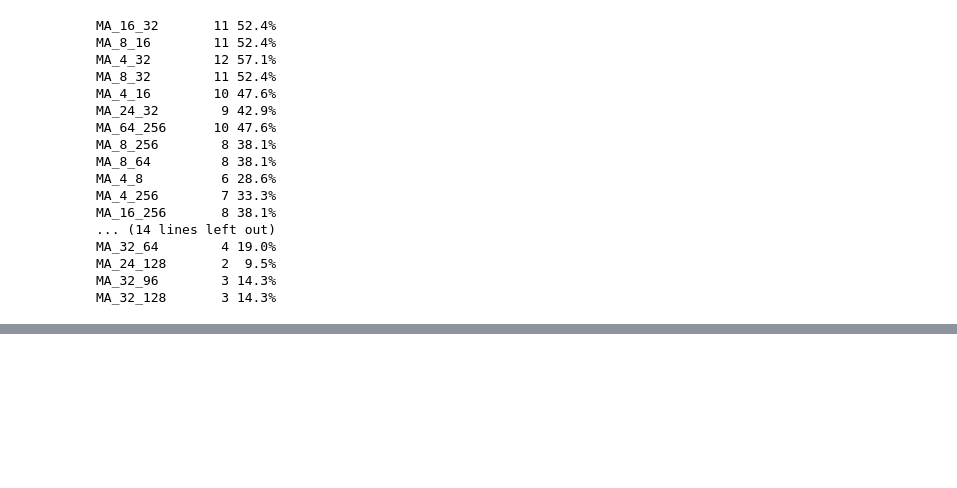
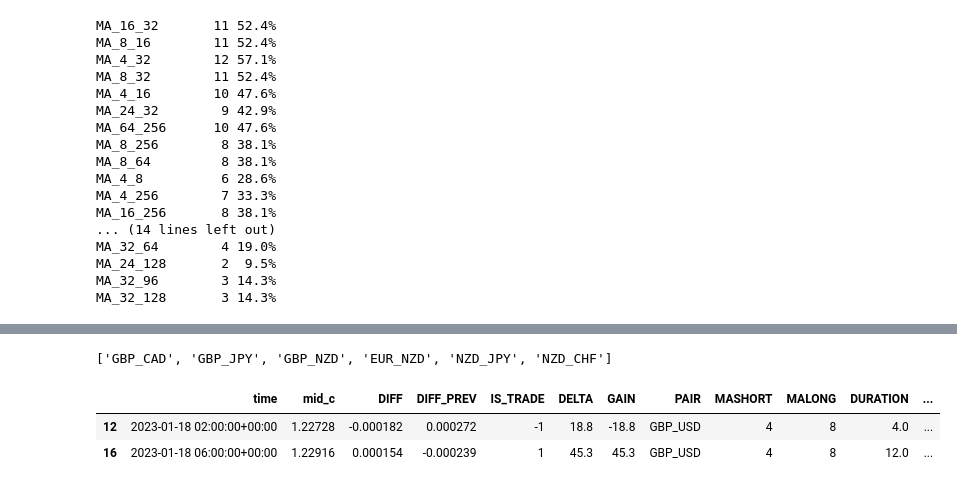
Before and after one commit to jiajie0225/ForexBot, a Jupyter notebook: ma_sim_explore.ipynb, the cells around one changed output, grey strips where cells are left out. Cells and saved outputs as stored; diff of their text form; code cells hidden in the pictures; blank space fills up the shorter version.

```diff
--- a/ma_sim_explore.ipynb
+++ b/ma_sim_explore.ipynb
@@ -87,0 +121,10 @@ MA_32_128       3 14.3%
+# %%
+our_pairs
+# %% [output]
+['GBP_CAD', 'GBP_JPY', 'GBP_NZD', 'EUR_NZD', 'NZD_JPY', 'NZD_CHF']
+# %%
+all_trades.head(2)
+# %% [output]
+|  | time | mid_c | DIFF | DIFF_PREV | IS_TRADE | DELTA | GAIN | PAIR | MASHORT | MALONG | DURATION | ... |
+| 12 | 2023-01-18 02:00:00+00:00 | 1.22728 | -0.000182 | 0.000272 | -1 | 18.8 | -18.8 | GBP_USD | 4 | 8 | 4.0 | ... |
+| 16 | 2023-01-18 06:00:00+00:00 | 1.22916 | 0.000154 | -0.000239 | 1 | 45.3 | 45.3 | GBP_USD | 4 | 8 | 12.0 | ... |
```
Also changed, not shown: parts of 13 cells of this notebook.
